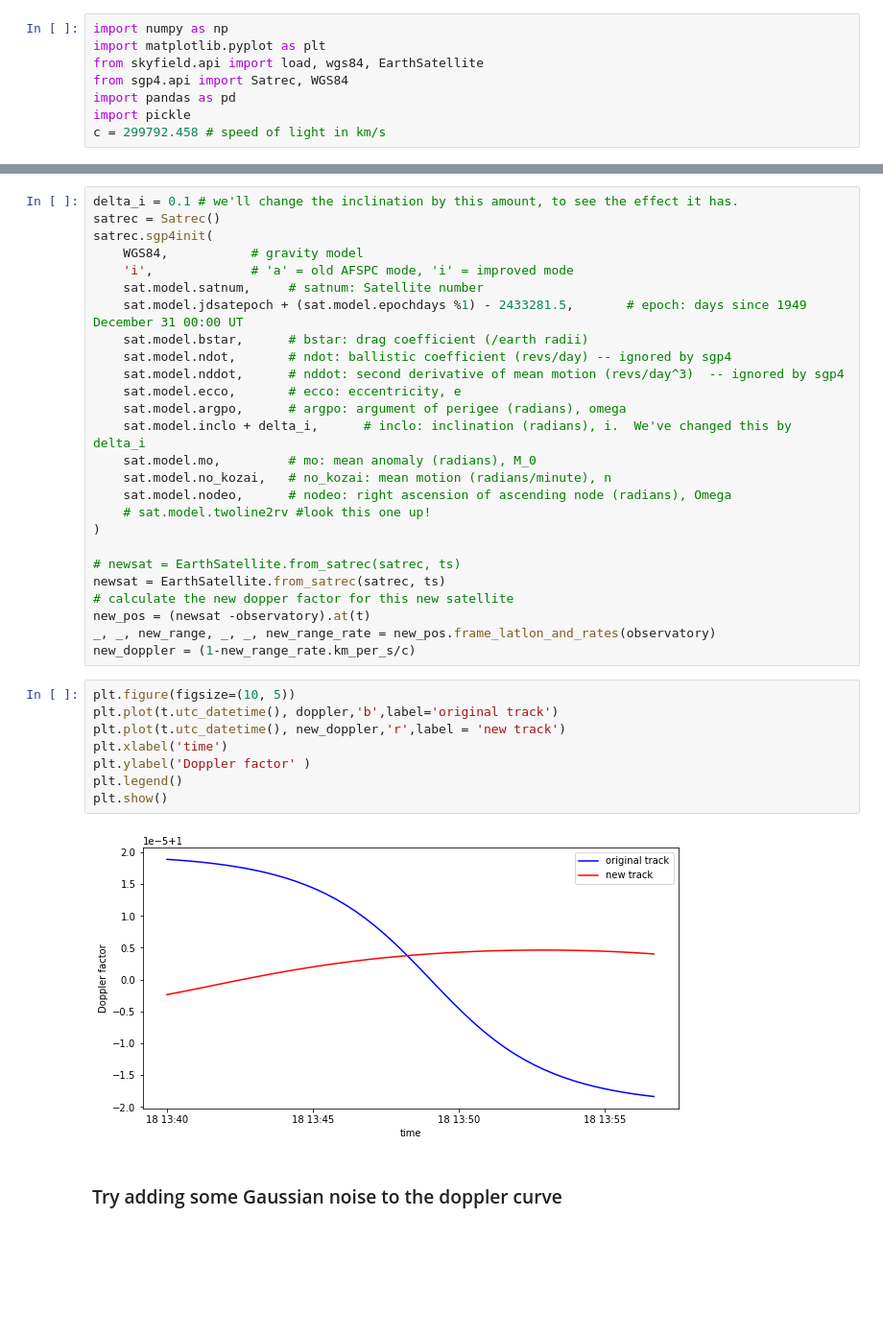
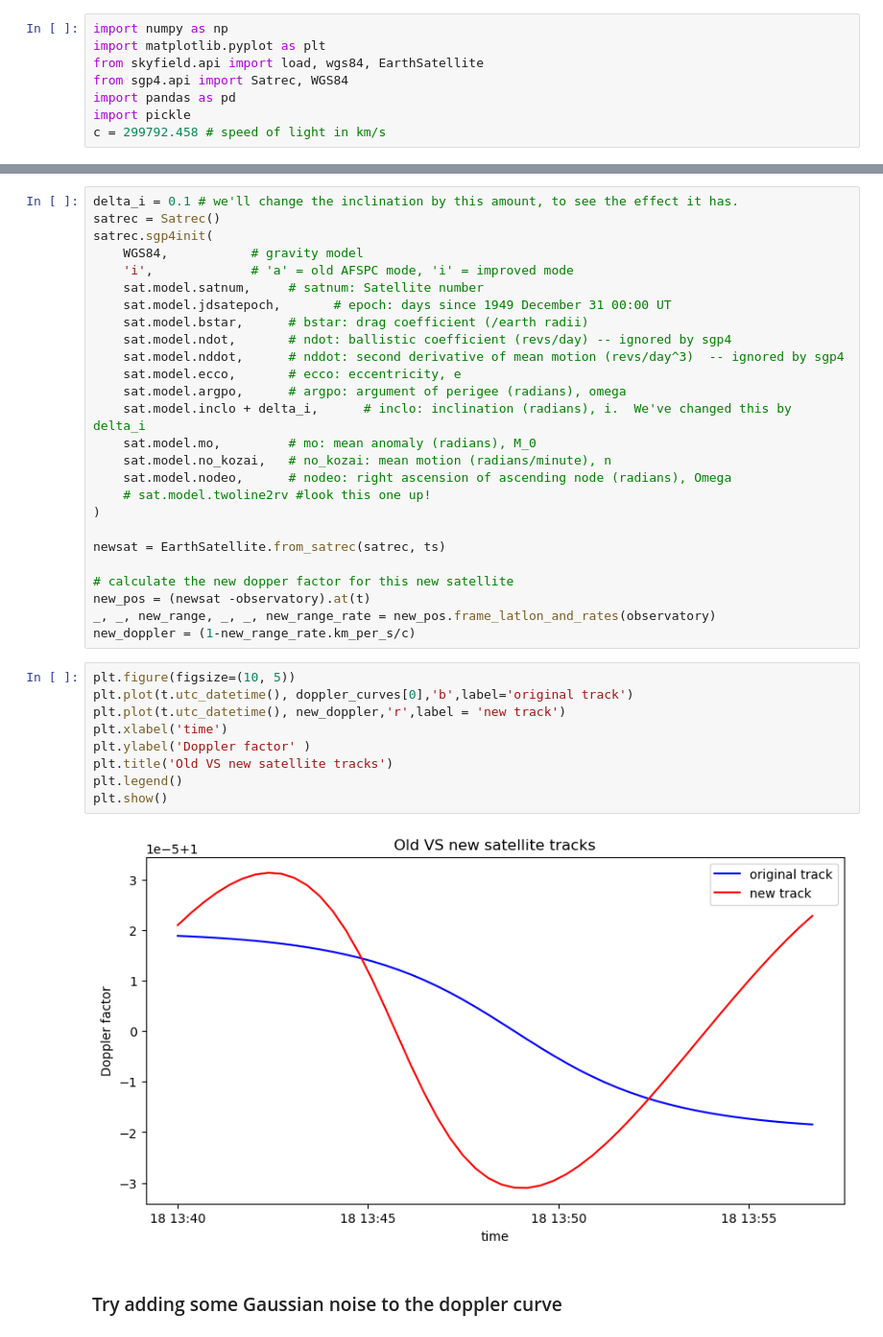
Before and after one commit to BoringNickname/Determining-Satellite-Orbital_Parameters-Using-ML, a Jupyter notebook: creating_a_dataset.ipynb, the cells around one changed output, grey strips where cells are left out. Shown at 96% size. Drawn from its saved outputs; the diff is of its cells as text; blank space fills up the shorter version.

```diff
--- a/creating_a_dataset.ipynb
+++ b/creating_a_dataset.ipynb
@@ -63,7 +60,7 @@ satrec.sgp4init(
     WGS84,           # gravity model
     'i',             # 'a' = old AFSPC mode, 'i' = improved mode
     sat.model.satnum,     # satnum: Satellite number
-    sat.model.jdsatepoch + (sat.model.epochdays %1) - 2433281.5,       # epoch: days since 1949 December 31 00:00 UT
+    sat.model.jdsatepoch,       # epoch: days since 1949 December 31 00:00 UT
     sat.model.bstar,      # bstar: drag coefficient (/earth radii)
     sat.model.ndot,       # ndot: ballistic coefficient (revs/day) -- ignored by sgp4
     sat.model.nddot,      # nddot: second derivative of mean motion (revs/day^3)  -- ignored by sgp4
@@ -76,22 +73,23 @@ satrec.sgp4init(
     # sat.model.twoline2rv #look this one up!
 )
 
-# newsat = EarthSatellite.from_satrec(satrec, ts)
 newsat = EarthSatellite.from_satrec(satrec, ts)
+
 # calculate the new dopper factor for this new satellite
 new_pos = (newsat -observatory).at(t)
 _, _, new_range, _, _, new_range_rate = new_pos.frame_latlon_and_rates(observatory)
 new_doppler = (1-new_range_rate.km_per_s/c)
 # %%
 plt.figure(figsize=(10, 5))
-plt.plot(t.utc_datetime(), doppler,'b',label='original track')
+plt.plot(t.utc_datetime(), doppler_curves[0],'b',label='original track')
 plt.plot(t.utc_datetime(), new_doppler,'r',label = 'new track')
 plt.xlabel('time')
 plt.ylabel('Doppler factor' )
+plt.title('Old VS new satellite tracks')
 plt.legend()
 plt.show()
 # %% [output]
-[figure, old version]
+[figure, new version]
 # %% [markdown]
 ### Try adding some Gaussian noise to the doppler curve
 # %%
```
Also changed, not shown: parts of 7 cells of this notebook, 2 other files.
